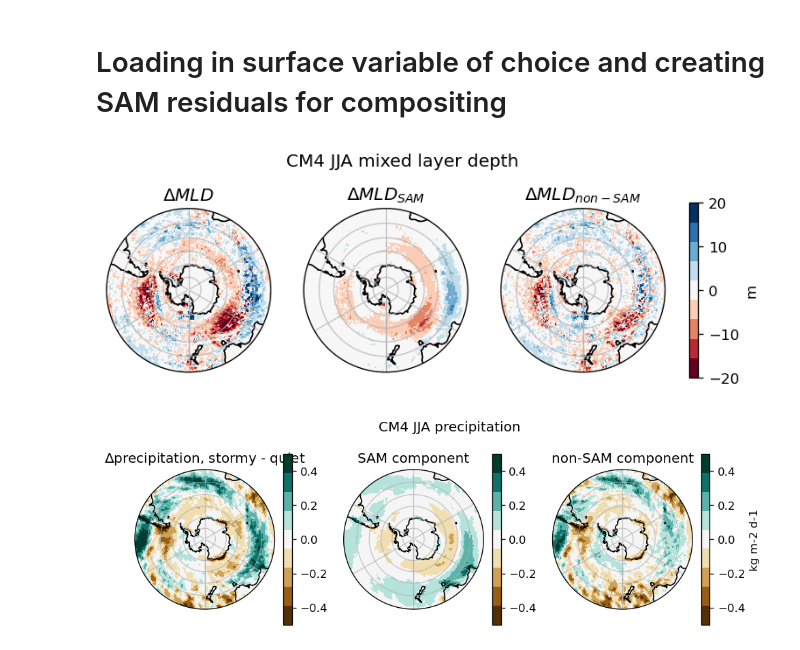
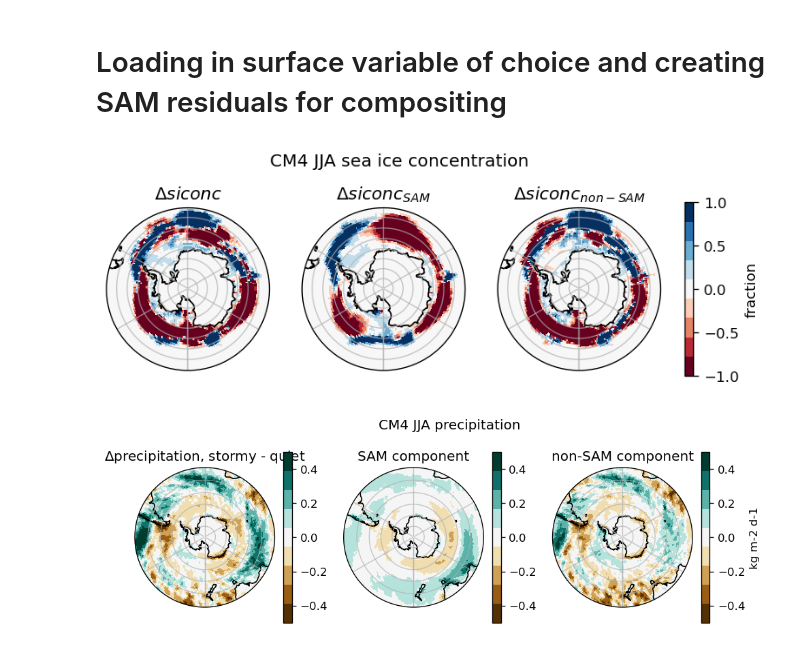
Before and after one commit to keturner8/stormtrack_variability, a Jupyter notebook: notebooks/composites_CMIP_SAMresid.ipynb, the cells around one changed output. Cells and saved outputs as stored; diff of their text form; code cells hidden in the pictures.

Commit message:
Add new interior figures for next draft

```diff
--- a/notebooks/composites_CMIP_SAMresid.ipynb
+++ b/notebooks/composites_CMIP_SAMresid.ipynb
@@ -200,7 +205,7 @@ v = {
 }
 lab_var = {"dic_stf_gas": "mol m$^{-2}$ s$^{-1}$"}
 # %%
-var = "omldamax"
+var = "siconc"
 realm = vd[var]["realm"]
 
 
@@ -217,9 +222,9 @@ elif var == "precip":
         f"/work/Katherine.Turner/tempest-extremes/{mod}_cmip/data/atmos.*.precip.nc",
         use_cftime=True,
     )
-    c =  60**2 * 24
+    c = 60**2 * 24
 
-elif var == 'p_e':
+elif var == "p_e":
     ds_v = xr.open_mfdataset(
         f"/work/Katherine.Turner/tempest-extremes/{mod}_cmip/data/ocean_monthly_1x1deg.*.net_mass*.nc",
         use_cftime=True,
@@ -233,7 +238,7 @@ else:
     )
     c = 1
 
-da_v = ds_v[var] * vd[var]['c']
+da_v = ds_v[var] * vd[var]["c"]
 
 da_v_s = da_v.resample(time="QS-DEC").sum()
 
@@ -277,15 +282,15 @@ axs = axs.flatten()
     vmax=vd[var][f"v_{s}"],
     extend="neither",
     cmap=plt.get_cmap("RdBu", 9),
-    #cmap=plt.get_cmap("BrBG_r", 9),
+    # cmap=plt.get_cmap("BrBG_r", 9),
     x="lon",
     y="lat",
     transform=ccrs.PlateCarree(),
-    #cbar_kwargs={"label": ""},
+    # cbar_kwargs={"label": ""},
     robust=True,
     add_colorbar=False,
 )
-axs[0].set_title(rf"$\Delta {{{vd[var]['title_v'][:-1]}}}$")
+axs[0].set_title(rf"$\Delta {{{vd[var]['title_v']}}}$")
 
 (dSAM * slope[s]).plot(
     ax=axs[1],
@@ -293,52 +298,60 @@ axs[0].set_title(rf"$\Delta {{{vd[var]['title_v'][:-1]}}}$")
     vmax=vd[var][f"v_{s}"],
     extend="neither",
     cmap=plt.get_cmap("RdBu", 9),
-    #cmap=plt.get_cmap("BrBG_r", 9),
+    # cmap=plt.get_cmap("BrBG_r", 9),
     robust=True,
     x="lon",
     y="lat",
     transform=ccrs.PlateCarree(),
-    #cbar_kwargs={"label": ""},
+    # cbar_kwargs={"label": ""},
     add_colorbar=False,
 )
-axs[1].set_title(rf"$\Delta {{{vd[var]['title_v'][:-1]}}}_{{SAM}}$")
+axs[1].set_title(rf"$\Delta {{{vd[var]['title_v']}}}_{{SAM}}$")
 
 im3 = (
     da_resid[s][idx_high[s], :, :].mean(dim="time")
     - da_resid[s][idx_low[s], :, :].mean(dim="time")
 ).plot(
     ax=axs[2],
     vmin=-1 * vd[var][f"v_{s}"],
     vmax=vd[var][f"v_{s}"],
     extend="neither",
     cmap=plt.get_cmap("RdBu", 9),
-    #cmap=plt.get_cmap("BrBG_r", 9),
+    # cmap=plt.get_cmap("BrBG_r", 9),
     robust=True,
     x="lon",
     y="lat",
     transform=ccrs.PlateCarree(),
-    #cbar_kwargs={"label": vd[var]["units"]},
+    # cbar_kwargs={"label": vd[var]["units"]},
     add_colorbar=False,
 )
-axs[2].set_title(rf"$\Delta {{{vd[var]['title_v'][:-1]}}}_{{non-SAM}}$")
+axs[2].set_title(rf"$\Delta {{{vd[var]['title_v']}}}_{{non-SAM}}$")
 
 for i in range(3):
     axs[i].set_ylabel("")
     axs[i].set_xlabel("")
     axs[i].set_extent([-180, 180, -90, -30], ccrs.PlateCarree())
     axs[i].gridlines(alpha=0.7)
     axs[i].set_boundary(circle, transform=axs[i].transAxes)
     axs[i].coastlines()
 
 fig.suptitle(f"{mod} {s} {vd[var]['title']}")
 
-fig.colorbar(im3, ax=axs, orientation='vertical', label=vd[var]["units"],fraction=0.046, pad=0.04, shrink=0.80)
+fig.colorbar(
+    im3,
+    ax=axs,
+    orientation="vertical",
+    label=vd[var]["units"],
+    fraction=0.046,
+    pad=0.04,
+    shrink=0.80,
+)
 
-#plt.tight_layout()
+# plt.tight_layout()
 
 plt.savefig(f"{out_path_fig}composites/{var}_{s}_{mod}.png", format="png", dpi=100)
 # %% [output]
-[figure, old version]
+[figure, new version]
 # %%
 s = "JJA"
 
```
Also changed, not shown: parts of 42 cells of this notebook, 8 other files.
